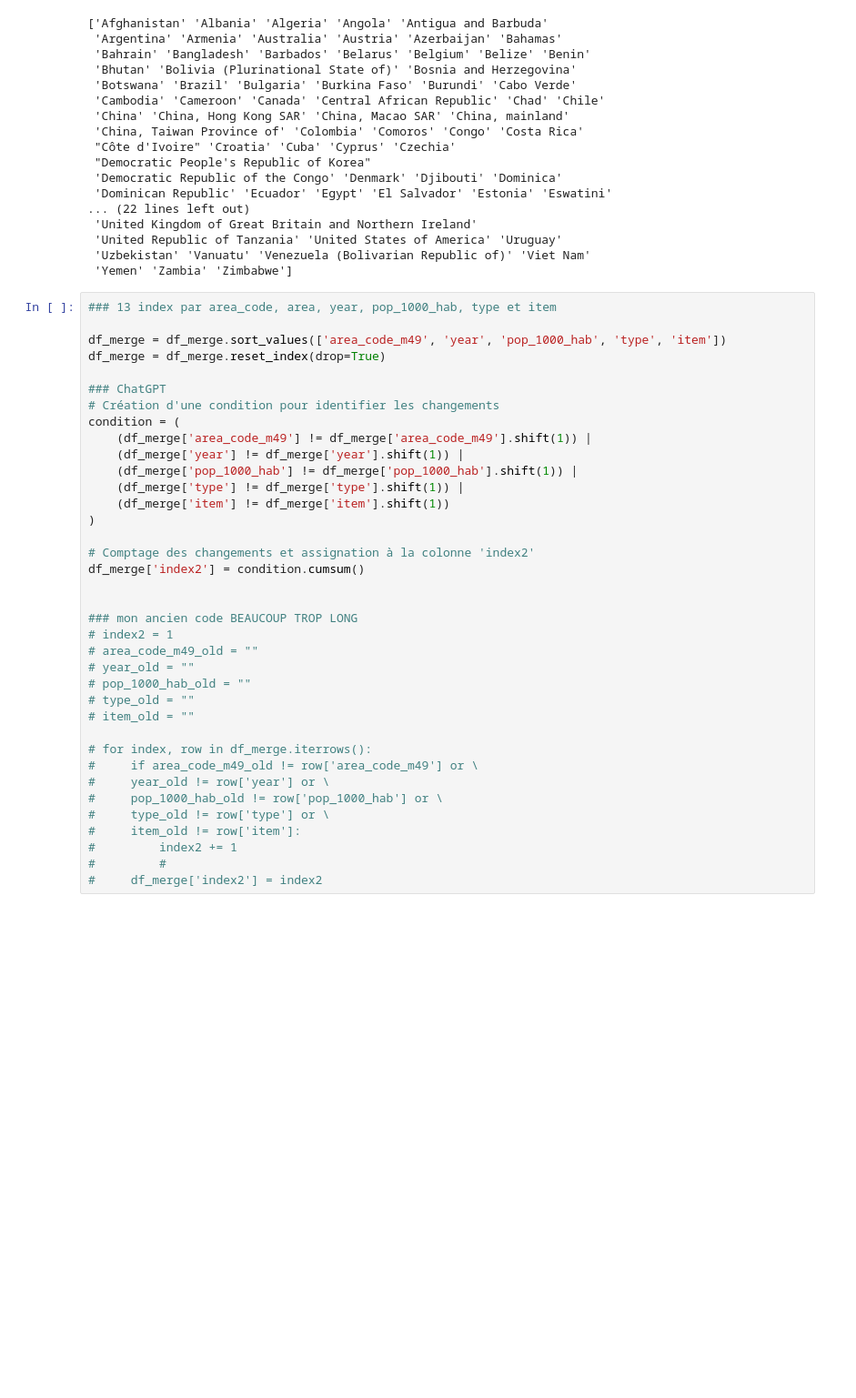
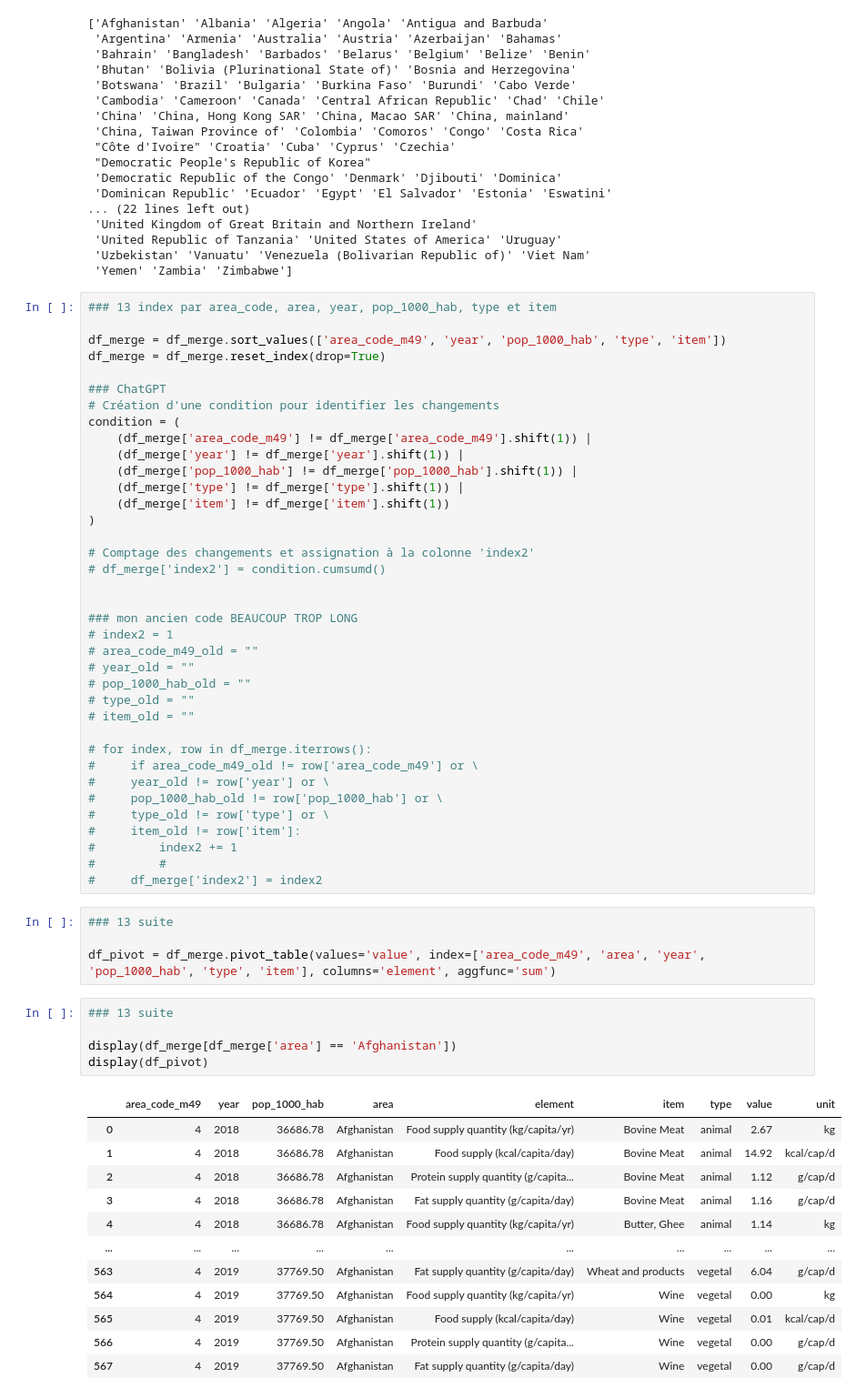
Before and after one commit to Hamza-Benhammou/brief_data_CCH, a Jupyter notebook: chris_test.ipynb, the cells around one changed output. Shown at 91% size. Saved outputs shown, nothing was run; the diff lists cells and outputs as text; blank space fills up the shorter version.

```diff
--- a/chris_test.ipynb
+++ b/chris_test.ipynb
@@ -289,7 +307,7 @@ condition = (
 )
 
 # Comptage des changements et assignation à la colonne 'index2'
-df_merge['index2'] = condition.cumsum()
+# df_merge['index2'] = condition.cumsumd()
 
 
 ### mon ancien code BEAUCOUP TROP LONG
@@ -309,3 +327,25 @@ df_merge['index2'] = condition.cumsum()
 #         index2 += 1
 #         #
 #     df_merge['index2'] = index2
+# %%
+### 13 suite
+
+df_pivot = df_merge.pivot_table(values='value', index=['area_code_m49', 'area', 'year', 'pop_1000_hab', 'type', 'item'], columns='element', aggfunc='sum')
+# %%
+### 13 suite
+
+display(df_merge[df_merge['area'] == 'Afghanistan'])
+display(df_pivot)
+# %% [output]
+|  | area_code_m49 | year | pop_1000_hab | area | element | item | type | value | unit |
+| 0 | 4 | 2018 | 36686.78 | Afghanistan | Food supply quantity (kg/capita/yr) | Bovine Meat | animal | 2.67 | kg |
+| 1 | 4 | 2018 | 36686.78 | Afghanistan | Food supply (kcal/capita/day) | Bovine Meat | animal | 14.92 | kcal/cap/d |
+| 2 | 4 | 2018 | 36686.78 | Afghanistan | Protein supply quantity (g/capita... | Bovine Meat | animal | 1.12 | g/cap/d |
+| 3 | 4 | 2018 | 36686.78 | Afghanistan | Fat supply quantity (g/capita/day) | Bovine Meat | animal | 1.16 | g/cap/d |
+| 4 | 4 | 2018 | 36686.78 | Afghanistan | Food supply quantity (kg/capita/yr) | Butter, Ghee | animal | 1.14 | kg |
+| ... | ... | ... | ... | ... | ... | ... | ... | ... | ... |
+| 563 | 4 | 2019 | 37769.50 | Afghanistan | Fat supply quantity (g/capita/day) | Wheat and products | vegetal | 6.04 | g/cap/d |
+| 564 | 4 | 2019 | 37769.50 | Afghanistan | Food supply quantity (kg/capita/yr) | Wine | vegetal | 0.00 | kg |
+| 565 | 4 | 2019 | 37769.50 | Afghanistan | Food supply (kcal/capita/day) | Wine | vegetal | 0.01 | kcal/cap/d |
+| 566 | 4 | 2019 | 37769.50 | Afghanistan | Protein supply quantity (g/capita... | Wine | vegetal | 0.00 | g/cap/d |
+| 567 | 4 | 2019 | 37769.50 | Afghanistan | Fat supply quantity (g/capita/day) | Wine | vegetal | 0.00 | g/cap/d |
```
Also changed, not shown: parts of 38 cells of this notebook, 1 other file.
